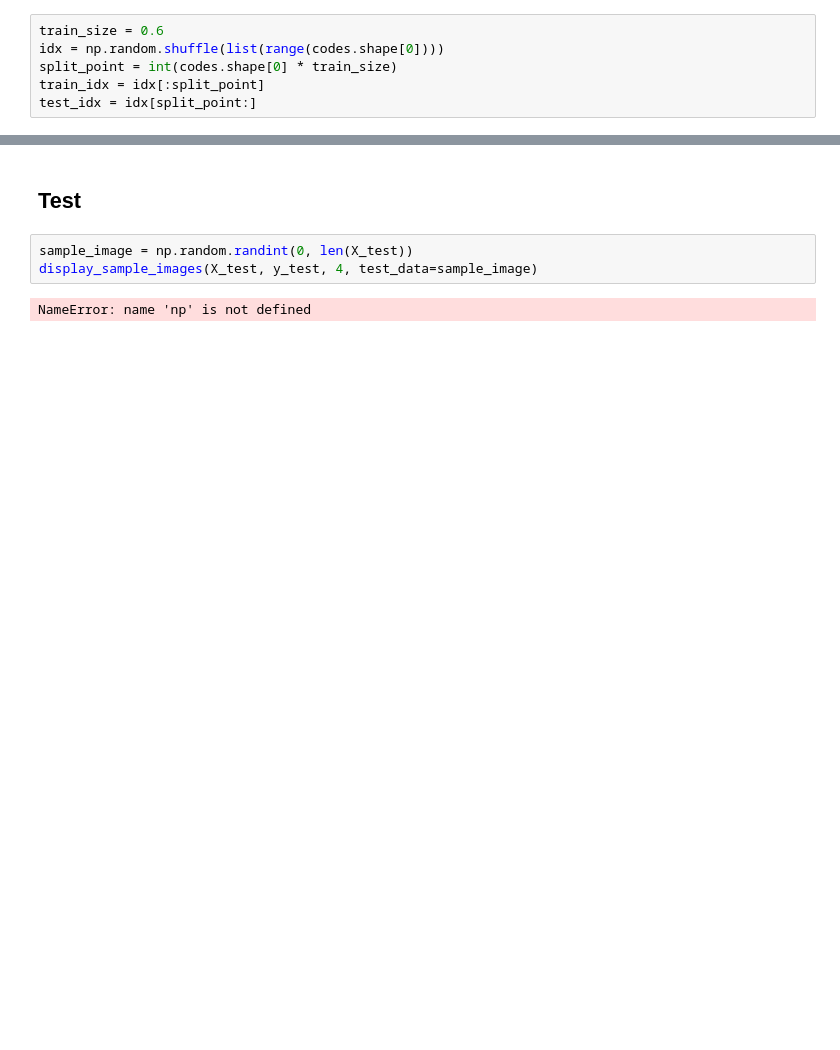
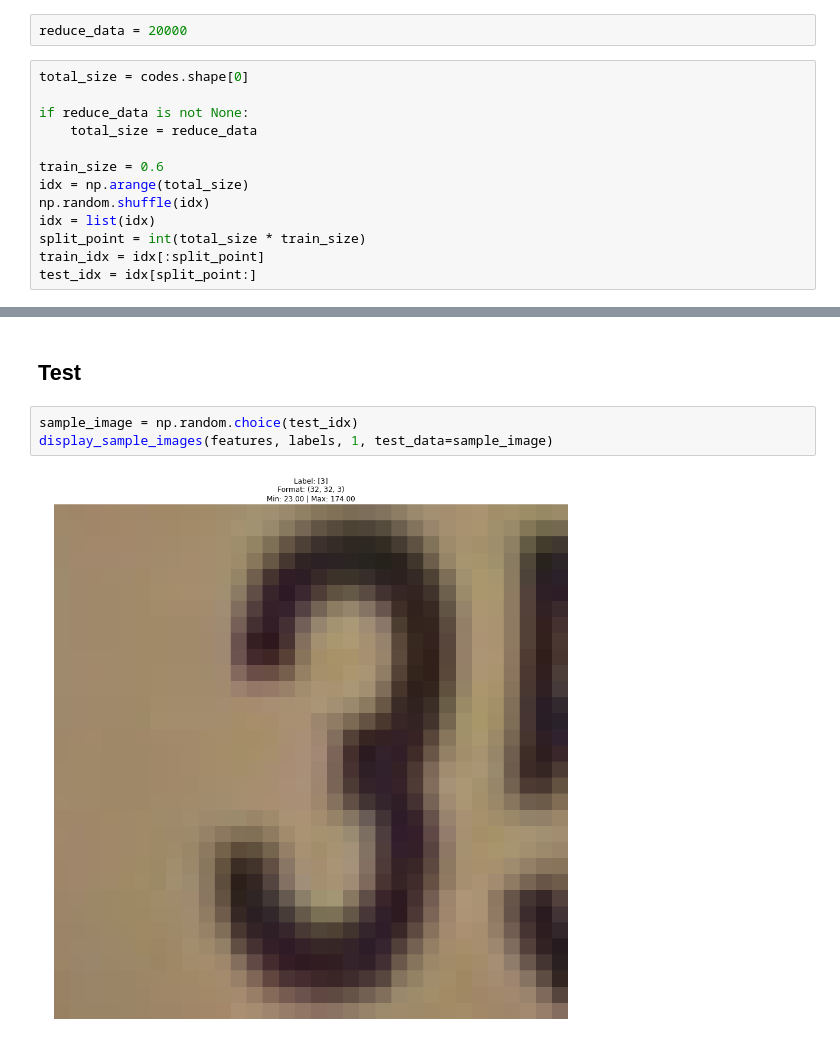
Before and after one commit to danresende/machine-learning, a Jupyter notebook: mlnd_capstone/project/draft.ipynb, the cells around one changed output, grey strips where cells are left out. Saved outputs shown, nothing was run; the diff lists cells and outputs as text; blank space fills up the shorter version.

Commit message:
add restore trained model

```diff
--- a/mlnd_capstone/project/draft.ipynb
+++ b/mlnd_capstone/project/draft.ipynb
@@ -119,10 +127,19 @@ one_hot_labels = one_hot_encode(labels)
 print(one_hot_labels.shape)
 # %% [output]
 (73257, 10)
+# %%
+reduce_data = 20000
 # %%
+total_size = codes.shape[0]
+
+if reduce_data is not None:
+    total_size = reduce_data
+
 train_size = 0.6
-idx = np.random.shuffle(list(range(codes.shape[0])))
-split_point = int(codes.shape[0] * train_size)
+idx = np.arange(total_size)
+np.random.shuffle(idx)
+idx = list(idx)
+split_point = int(total_size * train_size)
 train_idx = idx[:split_point]
 test_idx = idx[split_point:]
 # %%
@@ -253,8 +240,8 @@ Epoch 290 / 300 | Train loss 1.863 | Val loss 1.863
 # %% [markdown]
 ## Test
 # %%
-sample_image = np.random.randint(0, len(X_test))
-display_sample_images(X_test, y_test, 4, test_data=sample_image)
+sample_image = np.random.choice(test_idx)
+display_sample_images(features, labels, 1, test_data=sample_image)
 # %% [output]
-NameError: name 'np' is not defined
+[figure, added]
 # %%
```
Also changed, not shown: parts of 6 cells of this notebook, 1 other file.
